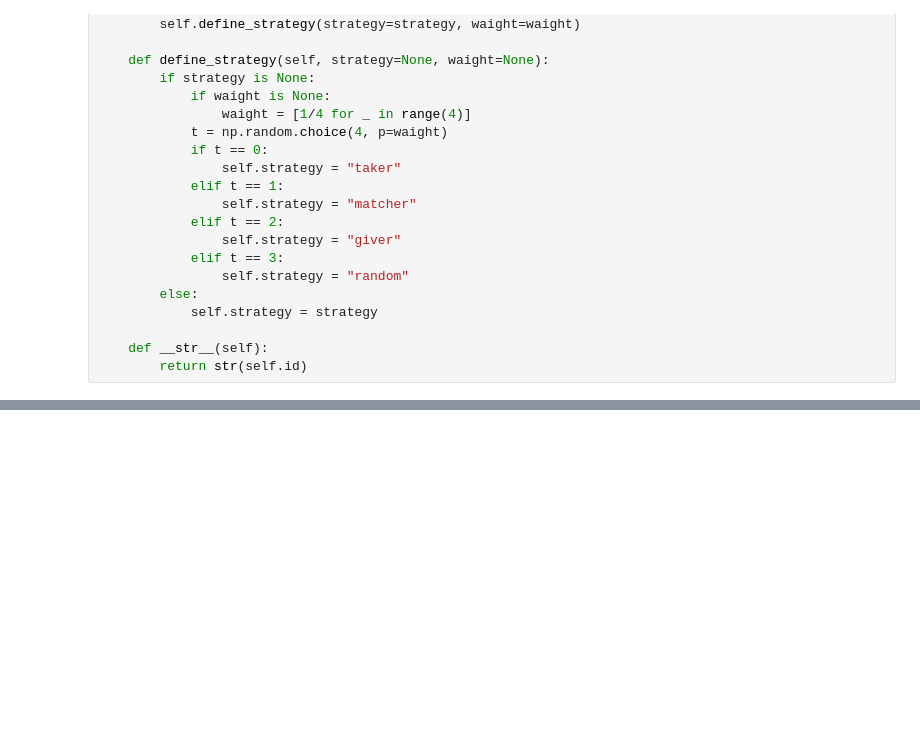
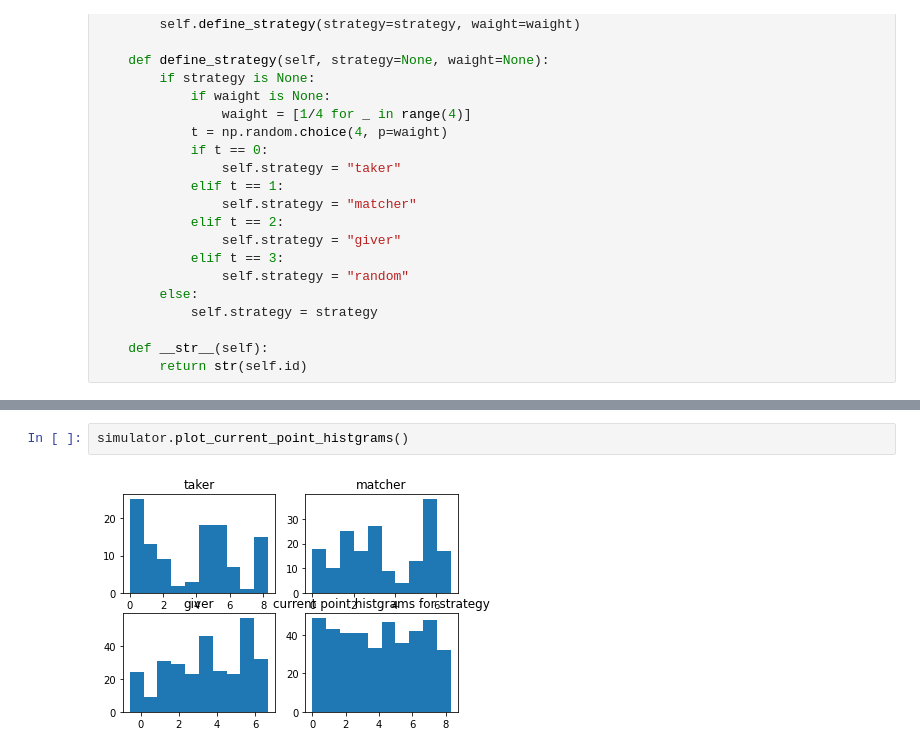
Before and after one commit to rokaboNatttsu/---------, a Jupyter notebook: first.ipynb, the cells around one changed output, grey strips where cells are left out. Cells and saved outputs as stored; diff of their text form; blank space fills up the shorter version.

```diff
--- a/first.ipynb
+++ b/first.ipynb
@@ -433,3 +438,7 @@ round 60
 ... (9 outputs left out)
+# %%
+simulator.plot_current_point_histgrams()
+# %% [output]
+[figure, added]
 # %%
 #   集団を作りにくく、集団間を移動しやすいい条件
```
Also changed, not shown: parts of 5 cells of this notebook, 3 other files.
